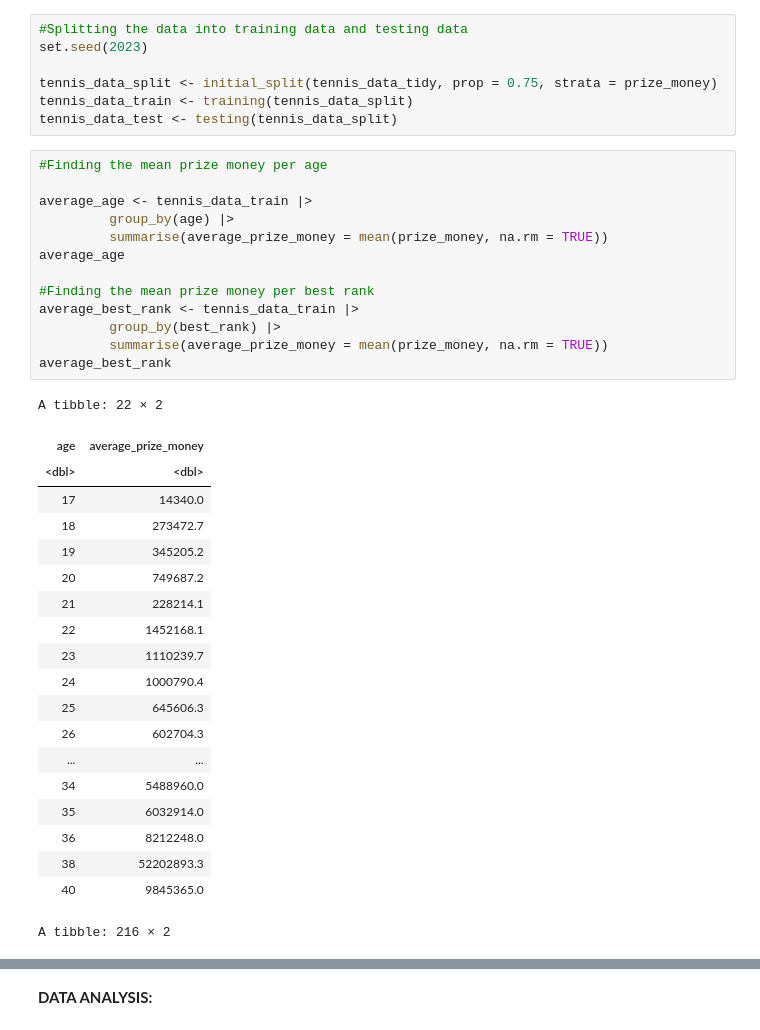
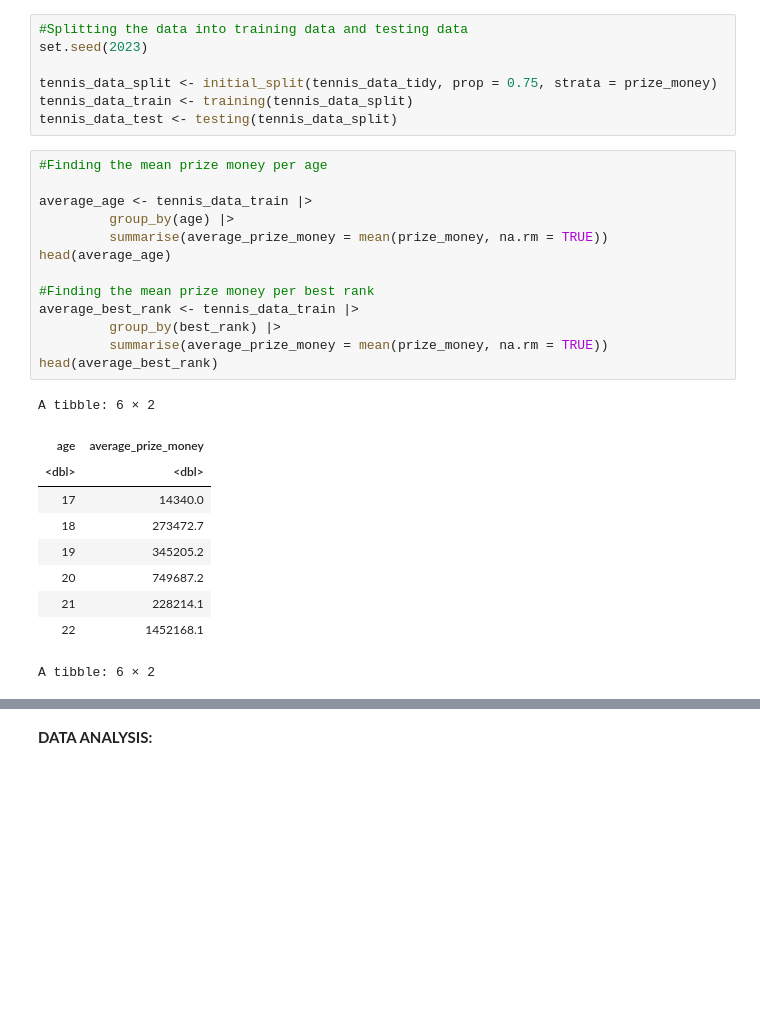
Before and after one commit to Myralalala/group15, a Jupyter notebook: report_group15.ipynb, the cells around one changed output, grey strips where cells are left out. Cells and saved outputs as stored; diff of their text form; blank space fills up the shorter version.

```diff
--- a/report_group15.ipynb
+++ b/report_group15.ipynb
@@ -116,37 +122,27 @@ tennis_data_test <- testing(tennis_data_split)
 # %%
 #Finding the mean prize money per age
 
 average_age <- tennis_data_train |>
          group_by(age) |>
          summarise(average_prize_money = mean(prize_money, na.rm = TRUE))
-average_age
+head(average_age)
 
 #Finding the mean prize money per best rank
 average_best_rank <- tennis_data_train |>
          group_by(best_rank) |>
          summarise(average_prize_money = mean(prize_money, na.rm = TRUE))
-average_best_rank
+head(average_best_rank)
 # %% [output]
-A tibble: 22 × 2
+A tibble: 6 × 2
 | age | average_prize_money |
 | <dbl> | <dbl> |
 | 17 | 14340.0 |
 | 18 | 273472.7 |
 | 19 | 345205.2 |
 | 20 | 749687.2 |
 | 21 | 228214.1 |
 | 22 | 1452168.1 |
-| 23 | 1110239.7 |
-| 24 | 1000790.4 |
-| 25 | 645606.3 |
-| 26 | 602704.3 |
-| ... | ... |
-| 34 | 5488960.0 |
-| 35 | 6032914.0 |
-| 36 | 8212248.0 |
-| 38 | 52202893.3 |
-| 40 | 9845365.0 |
-A tibble: 216 × 2
+A tibble: 6 × 2
 | best_rank | average_prize_money |
 | <dbl> | <dbl> |
 | 1 | 109973614 |
```
Also changed, not shown: parts of 11 cells of this notebook.
